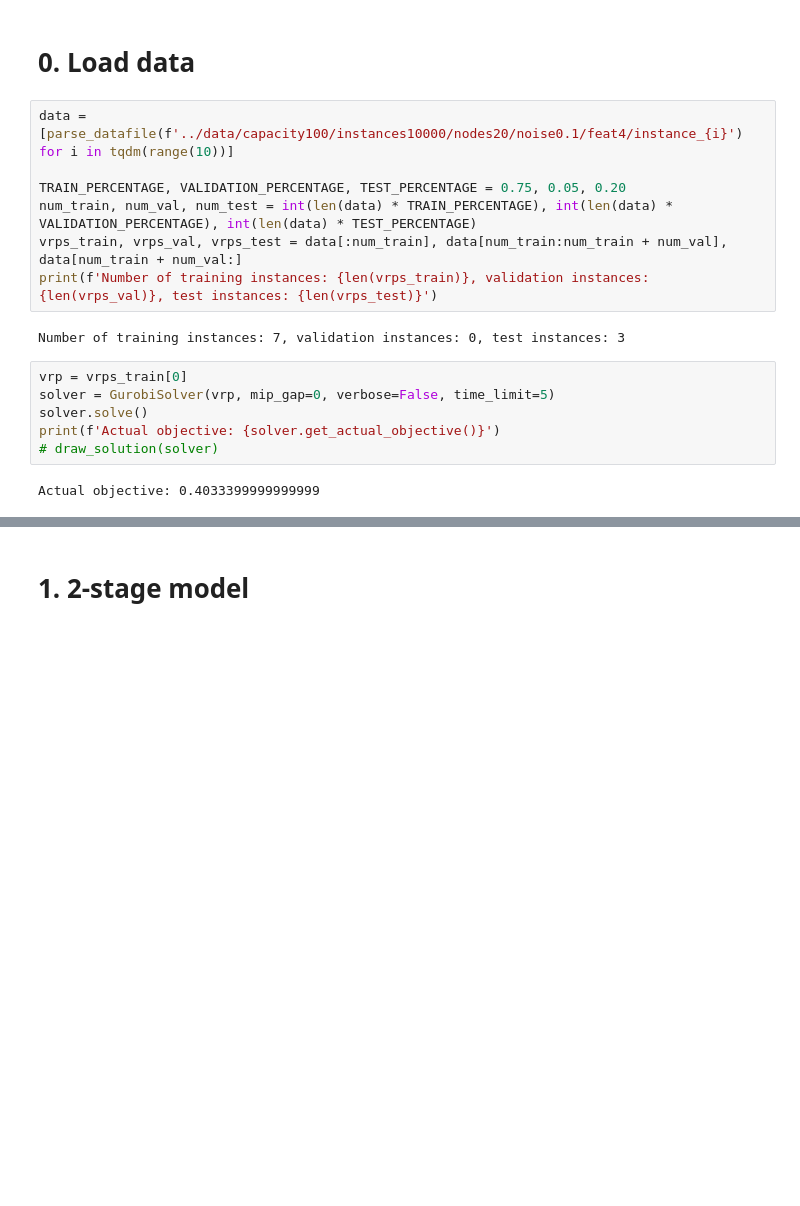
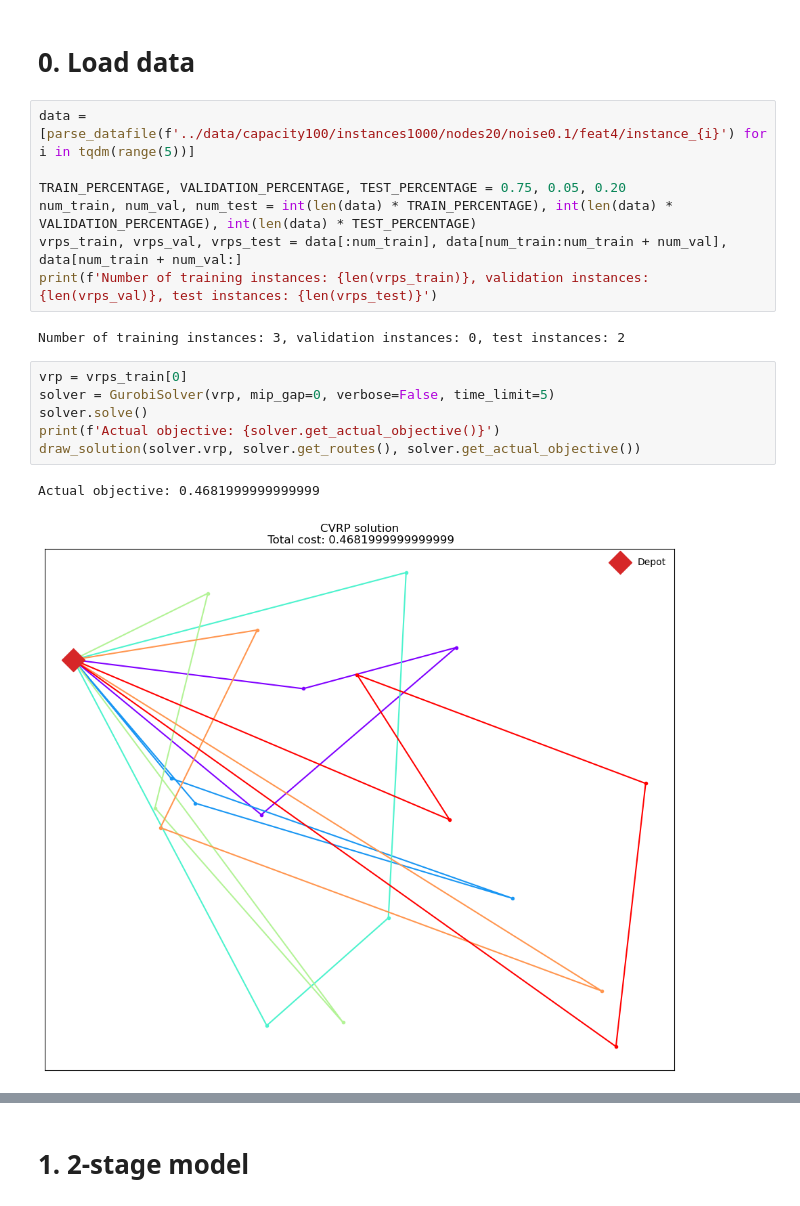
Before and after one commit to kostis-init/DFL-VRP, a Jupyter notebook: notebooks/1.ipynb, the cells around one changed output, grey strips where cells are left out. Saved outputs shown, nothing was run; the diff lists cells and outputs as text; blank space fills up the shorter version.

Commit message:
Fix plot methods and add new two-stage model with full feature correlation

```diff
--- a/notebooks/1.ipynb
+++ b/notebooks/1.ipynb
@@ -15,21 +15,22 @@ Academic license - for non-commercial use only - expires 2024-02-16
 # %% [markdown]
 # 0. Load data
 # %%
-data = [parse_datafile(f'../data/capacity100/instances10000/nodes20/noise0.1/feat4/instance_{i}') for i in tqdm(range(10))]
+data = [parse_datafile(f'../data/capacity100/instances1000/nodes20/noise0.1/feat4/instance_{i}') for i in tqdm(range(5))]
 
 TRAIN_PERCENTAGE, VALIDATION_PERCENTAGE, TEST_PERCENTAGE = 0.75, 0.05, 0.20
 num_train, num_val, num_test = int(len(data) * TRAIN_PERCENTAGE), int(len(data) * VALIDATION_PERCENTAGE), int(len(data) * TEST_PERCENTAGE)
 vrps_train, vrps_val, vrps_test = data[:num_train], data[num_train:num_train + num_val], data[num_train + num_val:]
 print(f'Number of training instances: {len(vrps_train)}, validation instances: {len(vrps_val)}, test instances: {len(vrps_test)}')
 # %% [output]
-Number of training instances: 7, validation instances: 0, test instances: 3
+Number of training instances: 3, validation instances: 0, test instances: 2
 # %%
 vrp = vrps_train[0]
 solver = GurobiSolver(vrp, mip_gap=0, verbose=False, time_limit=5)
 solver.solve()
 print(f'Actual objective: {solver.get_actual_objective()}')
-# draw_solution(solver)
+draw_solution(solver.vrp, solver.get_routes(), solver.get_actual_objective())
 # %% [output]
-Actual objective: 0.4033399999999999
+Actual objective: 0.4681999999999999
+[figure, added]
 # %%
 print(f'VRP actual objective: {vrp.actual_obj}')
```
Also changed, not shown: parts of 3 cells of this notebook, 3 other files.
